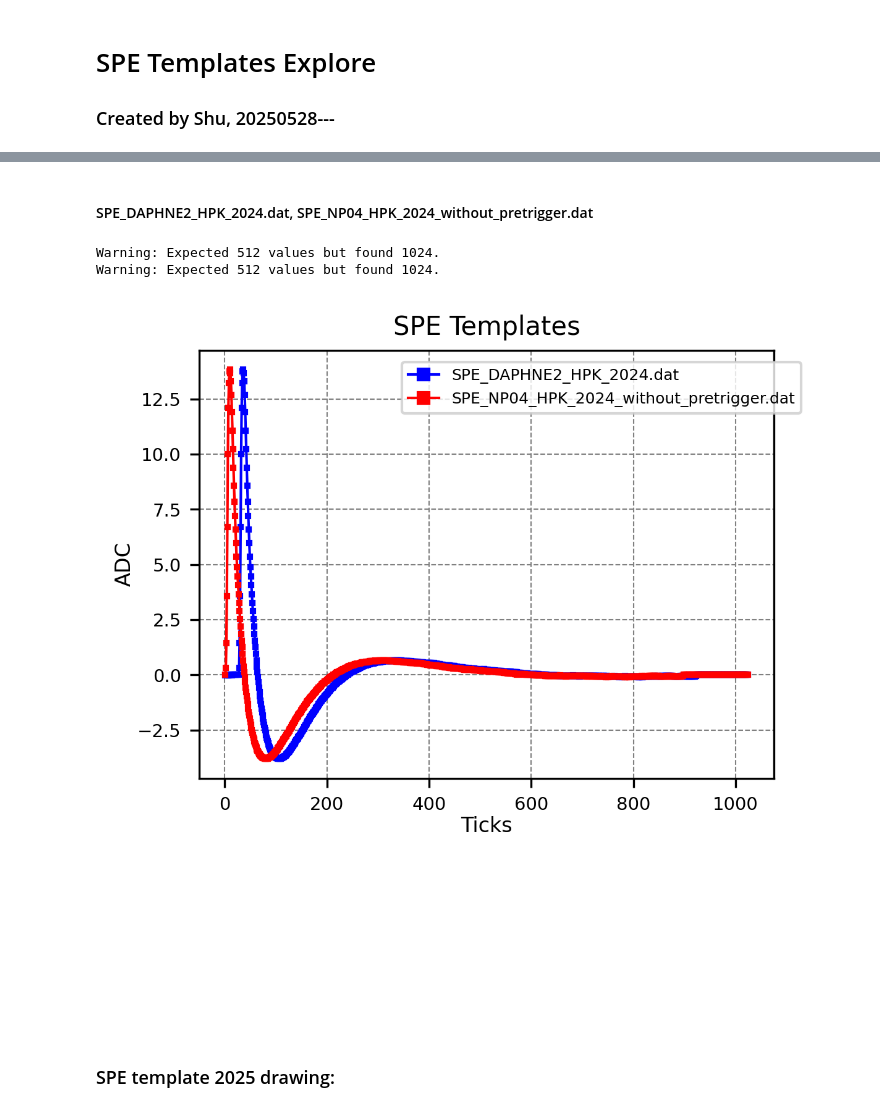
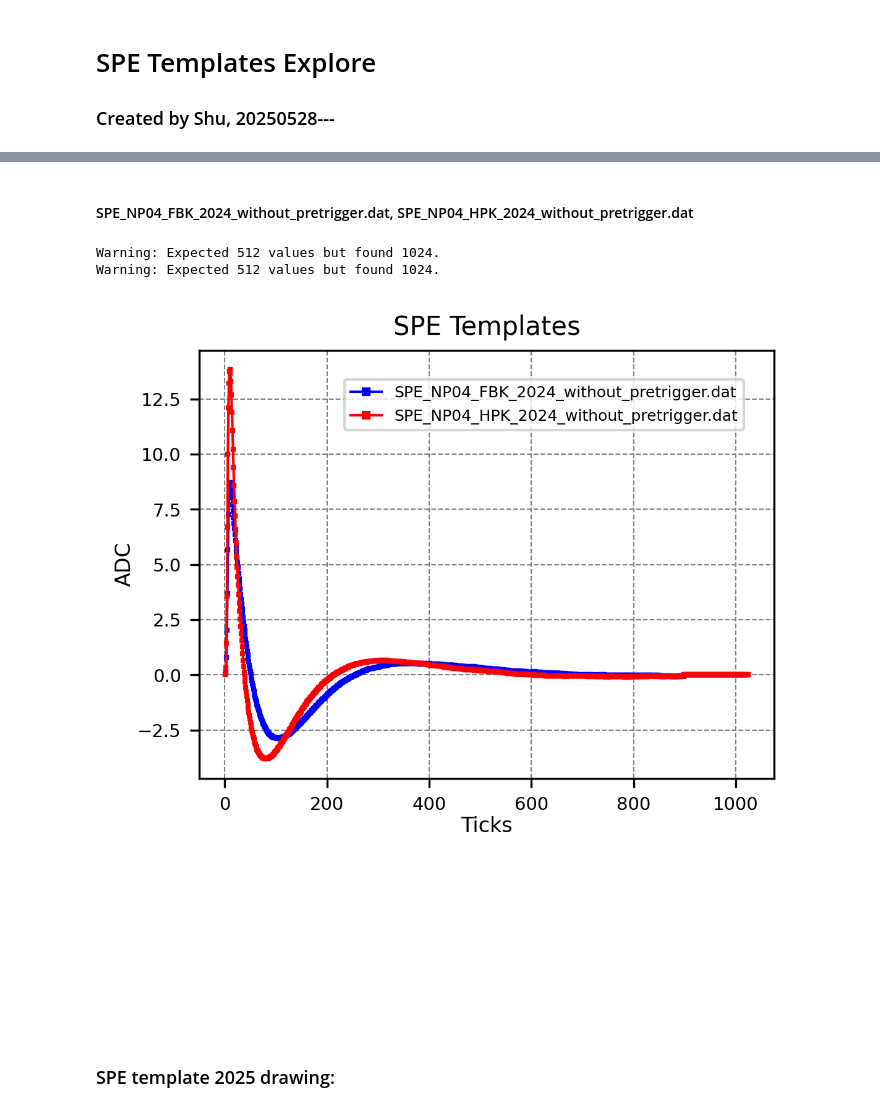
Before and after one commit to szhang17phys/analyze_pdhd_DATA_v2, a Jupyter notebook: jupyter/spe_templates_show/general.ipynb, the cells around one changed output, grey strips where cells are left out. Cells and saved outputs as stored; diff of their text form; code cells hidden in the pictures.

```diff
--- a/jupyter/spe_templates_show/general.ipynb
+++ b/jupyter/spe_templates_show/general.ipynb
@@ -65,12 +10,10 @@ plt.show()
 # %% [markdown]
-#### SPE_DAPHNE2_HPK_2024.dat, SPE_NP04_HPK_2024_without_pretrigger.dat
+#### SPE_NP04_FBK_2024_without_pretrigger.dat, SPE_NP04_HPK_2024_without_pretrigger.dat
 # %%
 import matplotlib.pyplot as plt
 
-
-
 # Specify the file name
-file_FBK = './templates_2024/SPE_DAPHNE2_HPK_2024.dat'
+file_FBK = './templates_2024/SPE_NP04_FBK_2024_without_pretrigger.dat'
 file_HPK = './templates_2024/SPE_NP04_HPK_2024_without_pretrigger.dat'
 
 # Read the data from the file
@@ -89,37 +32,37 @@ if len(values) != 512:
 # Read the data from the file
 valuesH = []
 with open(file_HPK, 'r') as file:
     for line in file:
         try:
             valuesH.append(float(line.strip()))  # Convert each line to a float
         except ValueError:
             print(f"Skipping invalid line: {line.strip()}")
 
 # Ensure there are 512 values in the file
 if len(valuesH) != 512:
     print(f"Warning: Expected 512 values but found {len(valuesH)}.")
 
 
 # Create the x values (1 to 512)
 x_values = list(range(1, len(values) + 1))
 
 # Plot the data----------
 plt.figure(figsize=(4,3),dpi=300)
-plt.plot(x_values, values, marker='s', linestyle='-', color='b', markersize=1.5, linewidth=1, label='SPE_DAPHNE2_HPK_2024.dat')
-plt.plot(x_values, valuesH, marker='s', linestyle='-', color='r', markersize=1.5, linewidth=1, label='SPE_NP04_HPK_2024_without_pretrigger.dat')
+plt.plot(x_values, values, marker='s', linestyle='-', color='b', markersize=0.8, linewidth=1, label='SPE_NP04_FBK_2024_without_pretrigger.dat')
+plt.plot(x_values, valuesH, marker='s', linestyle='-', color='r', markersize=0.8, linewidth=1, label='SPE_NP04_HPK_2024_without_pretrigger.dat')
 
 plt.xlabel('Ticks', labelpad=1, fontsize=8)
 plt.ylabel('ADC', labelpad=1, fontsize=8)
 plt.tick_params(labelsize=7)#set the size of ticks---
 
 plt.title("SPE Templates", fontsize=10)
-plt.legend(loc='upper center', bbox_to_anchor=(0.7, 0.99), fontsize=8, markerscale=3, ncol=1, prop={'size': 6})
+plt.legend(loc='upper center', bbox_to_anchor=(0.6, 0.95), fontsize=8, markerscale=3, ncol=1, prop={'size': 6})
 plt.grid(color='gray', linestyle='--', linewidth=0.5, zorder=0)
 plt.show()
 # %% [output]
 Warning: Expected 512 values but found 1024.
 Warning: Expected 512 values but found 1024.
-[figure, old version]
+[figure, new version]
 # %% [markdown]
 <br />
 <br />
```
Also changed, not shown: parts of 2 cells of this notebook, 52 other files.
